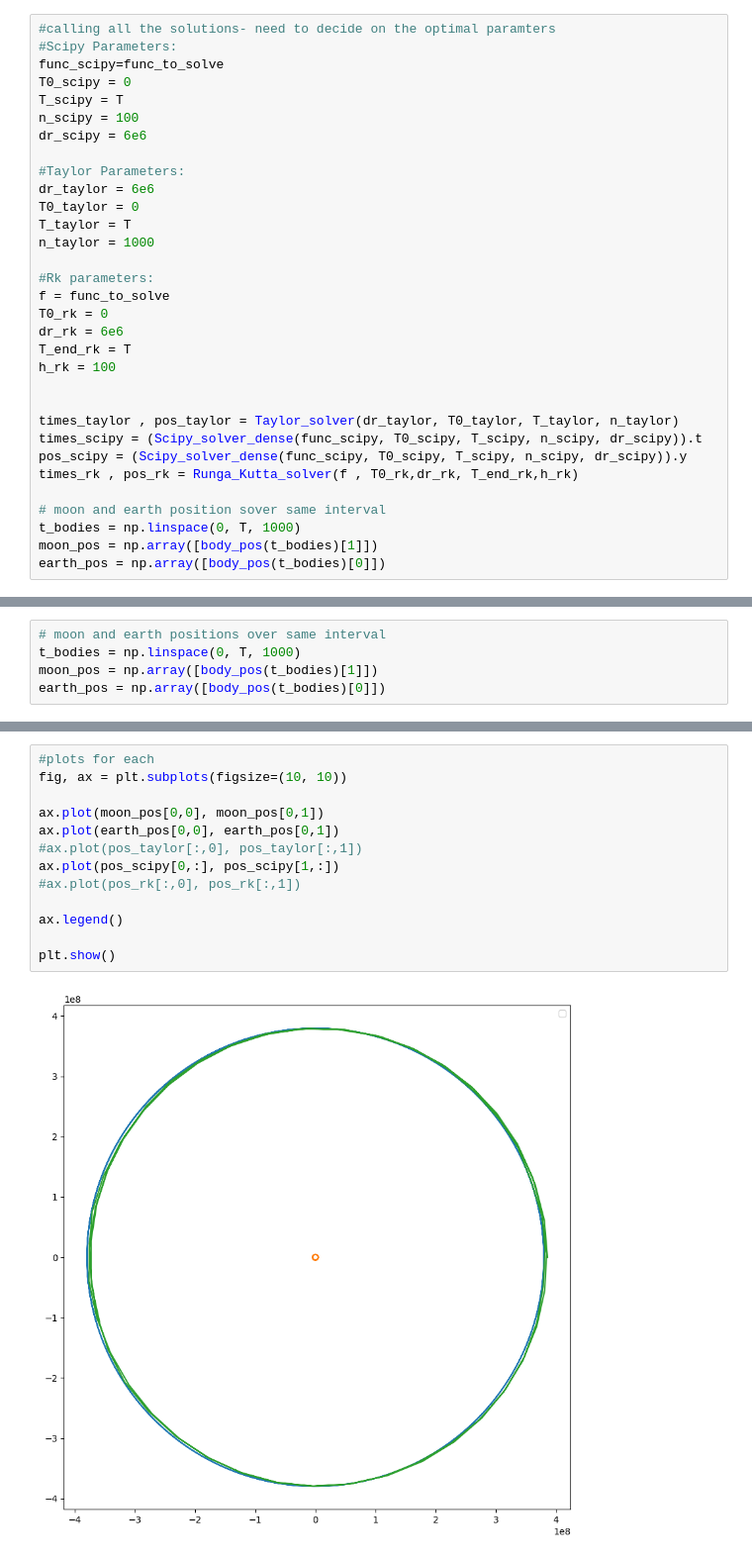
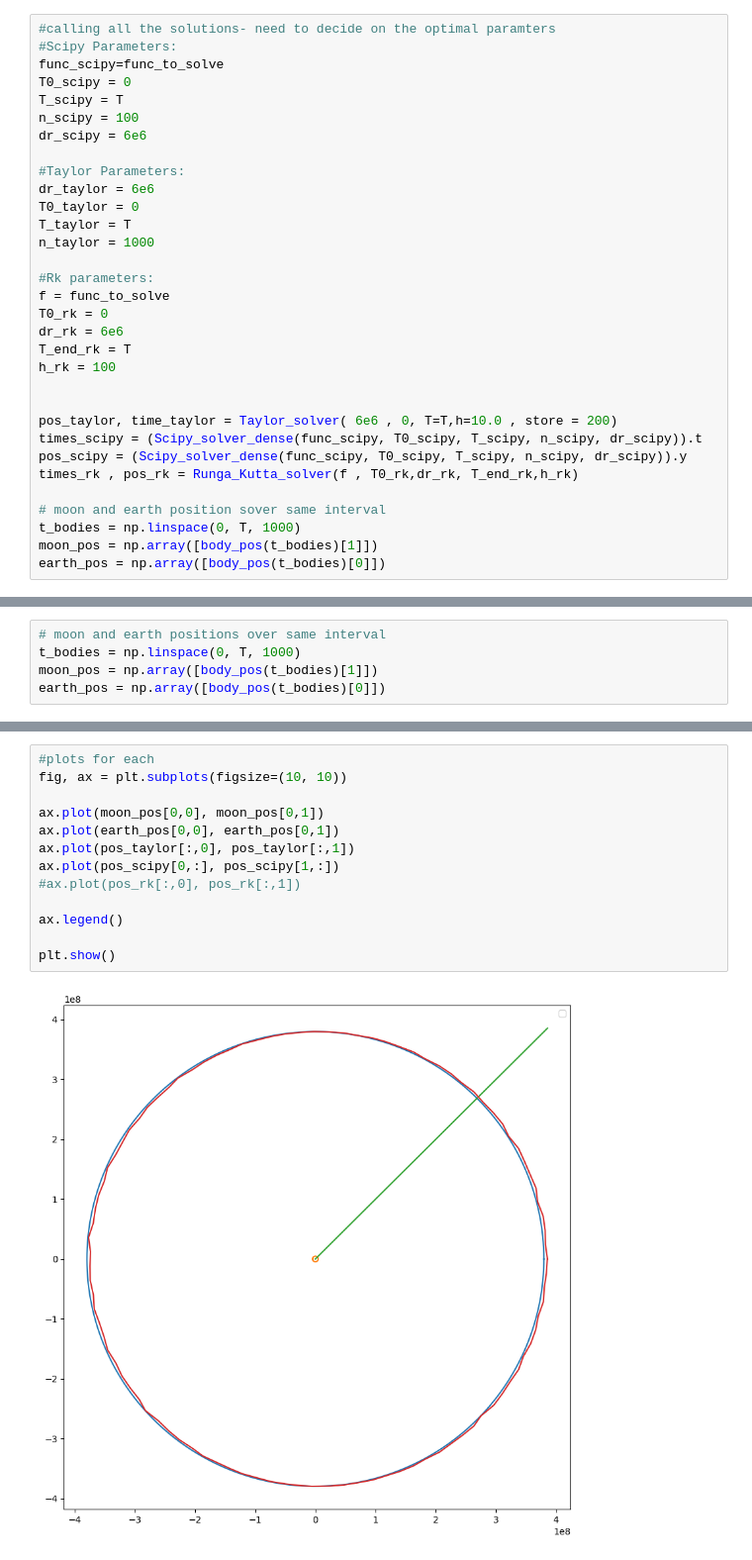
Before and after one commit to thomasyoung2619-cyber/Restricted-3-body-simulation-, a Jupyter notebook: MilestoneV2.ipynb, the cells around one changed output, grey strips where cells are left out. Shown at 99% size. Saved outputs shown, nothing was run; the diff lists cells and outputs as text.

```diff
--- a/MilestoneV2.ipynb
+++ b/MilestoneV2.ipynb
@@ -154,7 +154,7 @@ T_end_rk = T
 h_rk = 100
 
 
-times_taylor , pos_taylor = Taylor_solver(dr_taylor, T0_taylor, T_taylor, n_taylor)
+pos_taylor, time_taylor = Taylor_solver( 6e6 , 0, T=T,h=10.0 , store = 200)
 times_scipy = (Scipy_solver_dense(func_scipy, T0_scipy, T_scipy, n_scipy, dr_scipy)).t
 pos_scipy = (Scipy_solver_dense(func_scipy, T0_scipy, T_scipy, n_scipy, dr_scipy)).y
 times_rk , pos_rk = Runga_Kutta_solver(f , T0_rk,dr_rk, T_end_rk,h_rk)
@@ -180,15 +178,15 @@ print(moon_pos)
 # %%
 #plots for each
 fig, ax = plt.subplots(figsize=(10, 10))
 
 ax.plot(moon_pos[0,0], moon_pos[0,1])
 ax.plot(earth_pos[0,0], earth_pos[0,1])
-#ax.plot(pos_taylor[:,0], pos_taylor[:,1])
+ax.plot(pos_taylor[:,0], pos_taylor[:,1])
 ax.plot(pos_scipy[0,:], pos_scipy[1,:])
 #ax.plot(pos_rk[:,0], pos_rk[:,1])
 
 ax.legend()
 
 plt.show()
 # %% [output]
-[figure, old version]
+[figure, new version]
```
Also changed, not shown: parts of 2 cells of this notebook.
